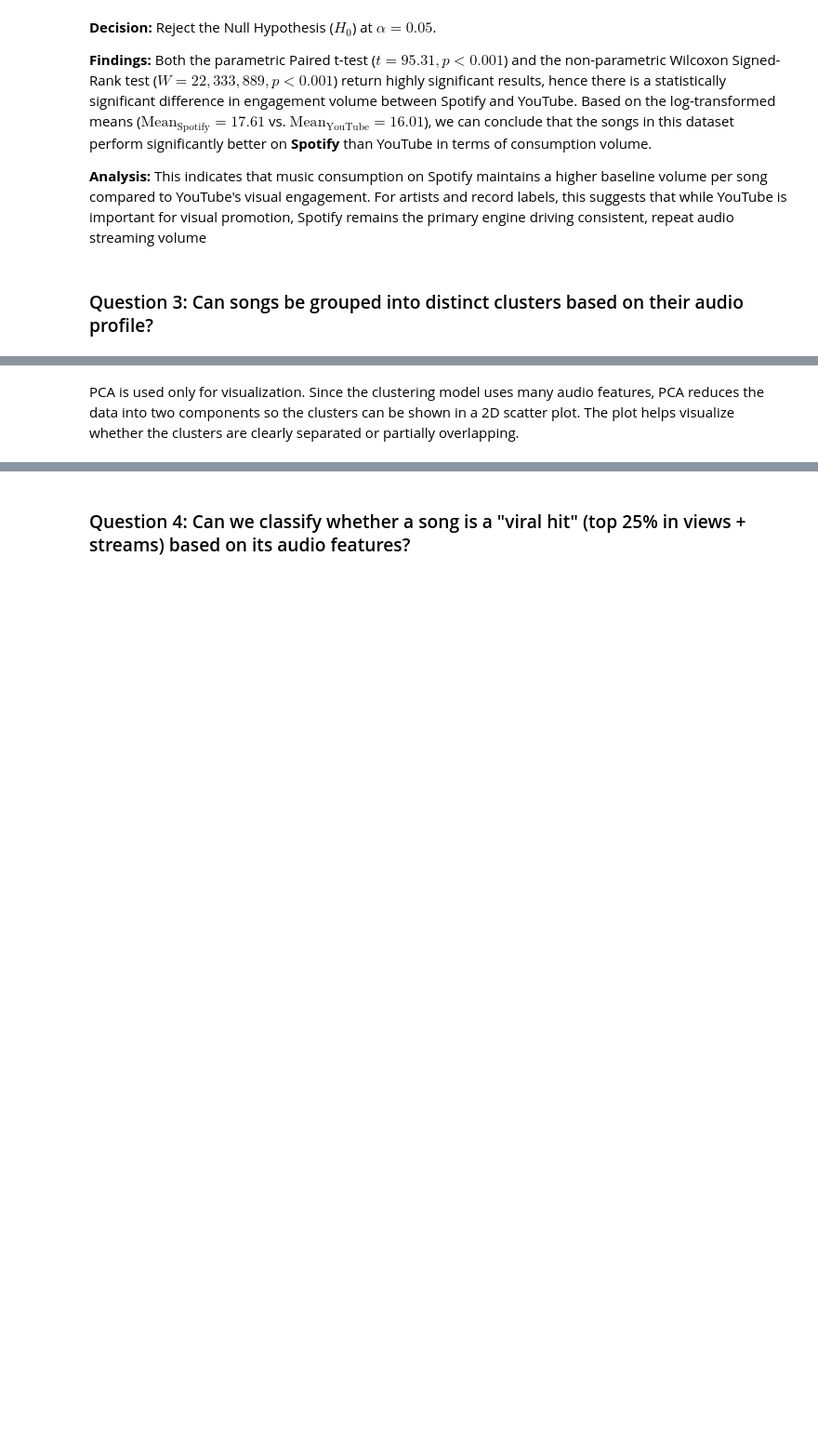
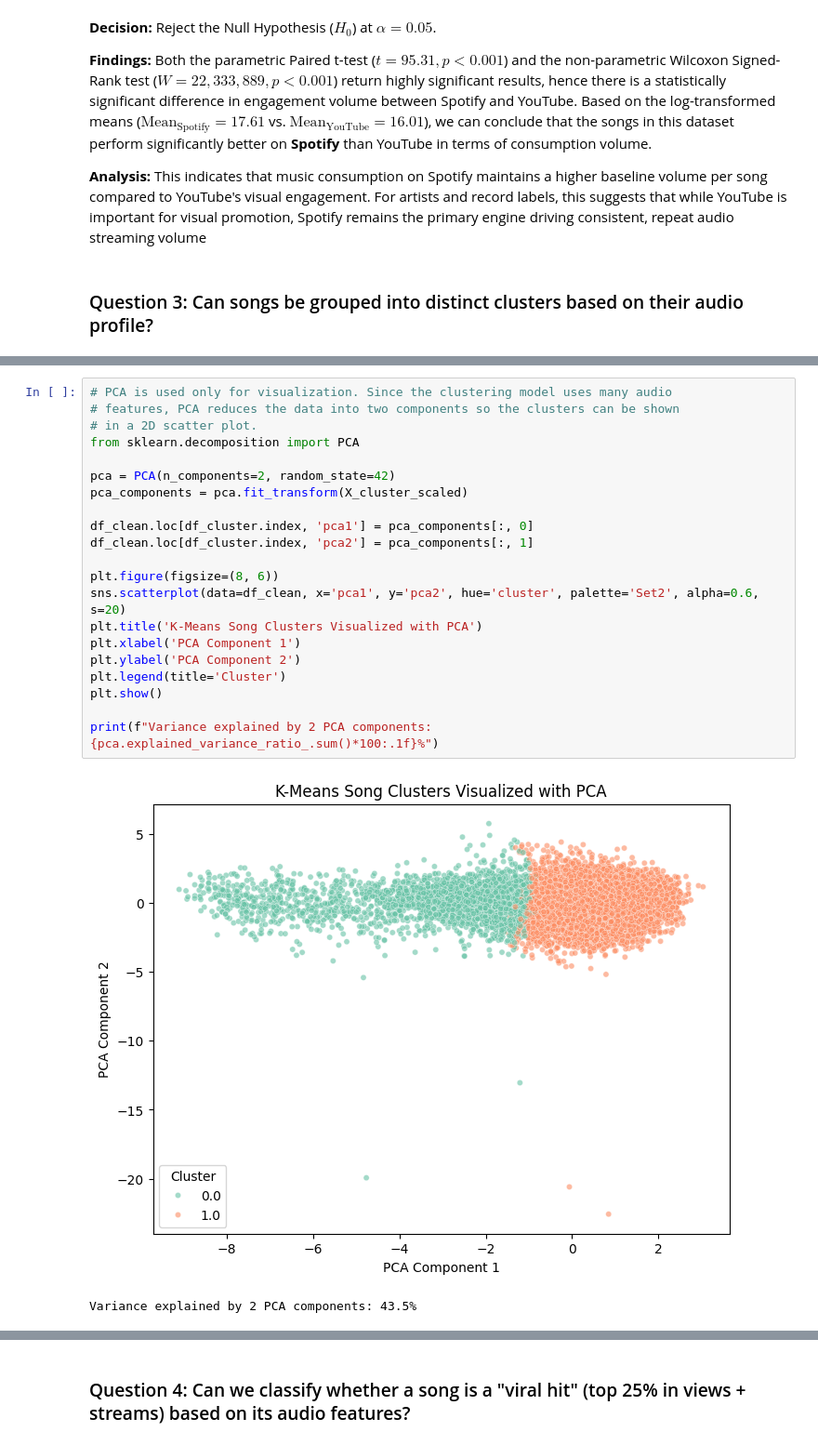
Before and after one commit to chanjyi/Spotify-vs-Youtube, a Jupyter notebook: TT6L_G05_Notebook.ipynb, the cells around one changed output, grey strips where cells are left out. Shown at 93% size. Drawn from its saved outputs; the diff is of its cells as text; blank space fills up the shorter version.

```diff
--- a/TT6L_G05_Notebook.ipynb
+++ b/TT6L_G05_Notebook.ipynb
@@ -2199,2 +2227,24 @@ Total variance explained by 2 components: 0.435
-# %% [markdown]
-PCA is used only for visualization. Since the clustering model uses many audio features, PCA reduces the data into two components so the clusters can be shown in a 2D scatter plot. The plot helps visualize whether the clusters are clearly separated or partially overlapping.
+# %%
+# PCA is used only for visualization. Since the clustering model uses many audio
+# features, PCA reduces the data into two components so the clusters can be shown
+# in a 2D scatter plot.
+from sklearn.decomposition import PCA
+
+pca = PCA(n_components=2, random_state=42)
+pca_components = pca.fit_transform(X_cluster_scaled)
+
+df_clean.loc[df_cluster.index, 'pca1'] = pca_components[:, 0]
+df_clean.loc[df_cluster.index, 'pca2'] = pca_components[:, 1]
+
+plt.figure(figsize=(8, 6))
+sns.scatterplot(data=df_clean, x='pca1', y='pca2', hue='cluster', palette='Set2', alpha=0.6, s=20)
+plt.title('K-Means Song Clusters Visualized with PCA')
+plt.xlabel('PCA Component 1')
+plt.ylabel('PCA Component 2')
+plt.legend(title='Cluster')
+plt.show()
+
+print(f"Variance explained by 2 PCA components: {pca.explained_variance_ratio_.sum()*100:.1f}%")
+# %% [output]
+[figure, added]
+Variance explained by 2 PCA components: 43.5%
```
Also changed, not shown: parts of 47 cells of this notebook, 1 other file.
